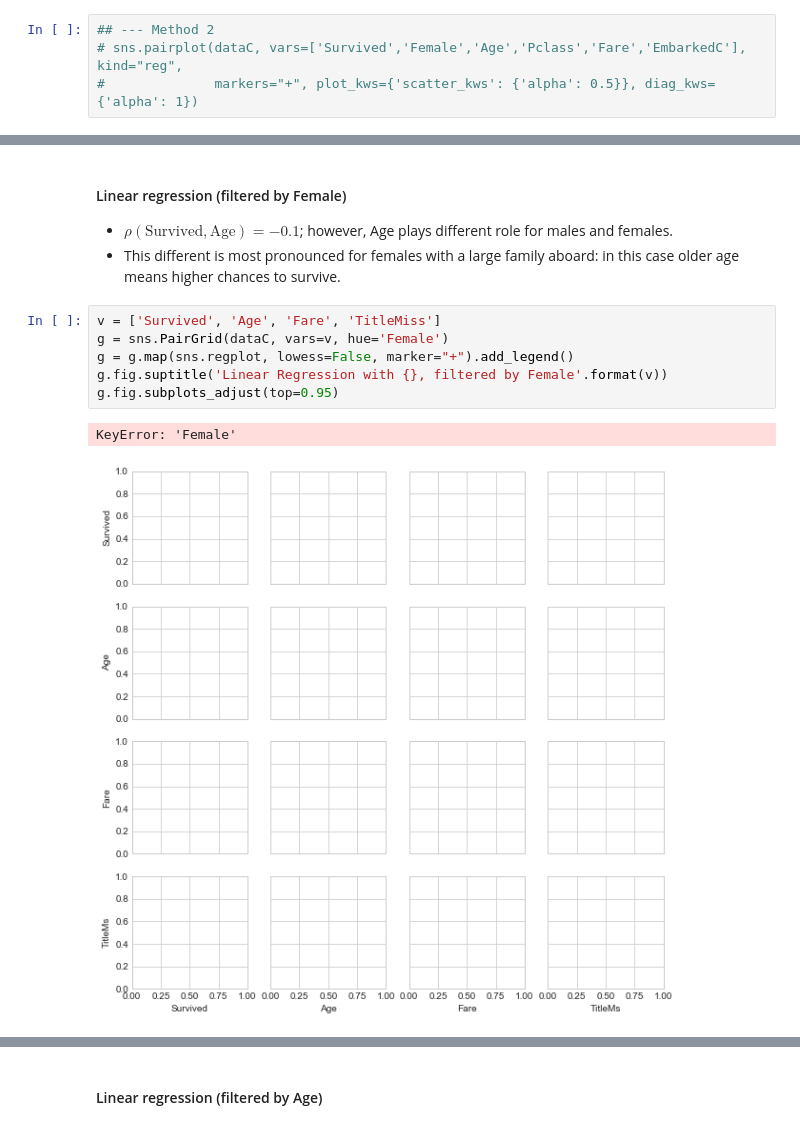
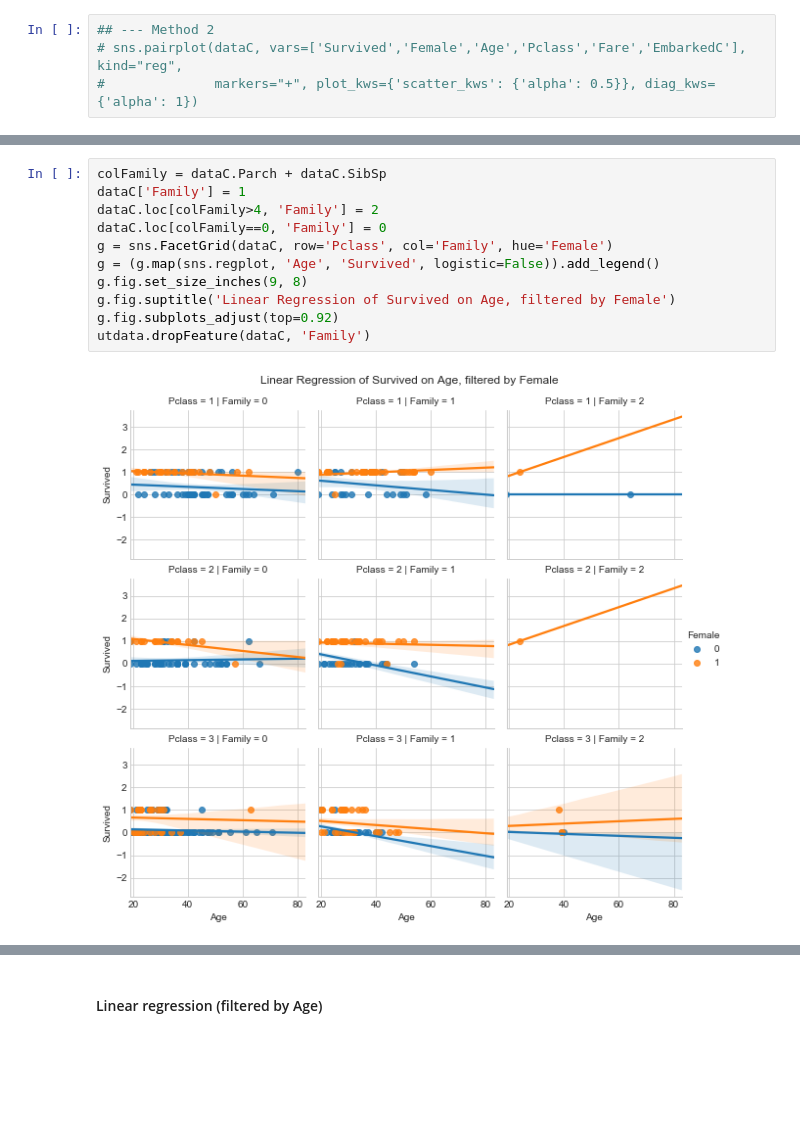
Before and after one commit to mysterious-ben/Titanic, a Jupyter notebook: run/data_analysis.ipynb, the cells around one changed output, grey strips where cells are left out. Drawn from its saved outputs; the diff is of its cells as text; blank space fills up the shorter version.

```diff
--- a/run/data_analysis.ipynb
+++ b/run/data_analysis.ipynb
@@ -410,13 +421,13 @@ g.fig.subplots_adjust(top=0.96)
-# %% [markdown]
-#### Linear regression (filtered by Female)
-- $\rho(\mathrm{Survived}, \mathrm{Age})=-0.1$; however, Age plays different role for males and females.
-- This different is most pronounced for females with a large family aboard: in this case older age means higher chances to survive.
 # %%
-v = ['Survived', 'Age', 'Fare', 'TitleMiss']
-g = sns.PairGrid(dataC, vars=v, hue='Female')
-g = g.map(sns.regplot, lowess=False, marker="+").add_legend()
-g.fig.suptitle('Linear Regression with {}, filtered by Female'.format(v))
-g.fig.subplots_adjust(top=0.95)
+colFamily = dataC.Parch + dataC.SibSp
+dataC['Family'] = 1
+dataC.loc[colFamily>4, 'Family'] = 2
+dataC.loc[colFamily==0, 'Family'] = 0
+g = sns.FacetGrid(dataC, row='Pclass', col='Family', hue='Female')
+g = (g.map(sns.regplot, 'Age', 'Survived', logistic=False)).add_legend()
+g.fig.set_size_inches(9, 8)
+g.fig.suptitle('Linear Regression of Survived on Age, filtered by Female')
+g.fig.subplots_adjust(top=0.92)
+utdata.dropFeature(dataC, 'Family')
 # %% [output]
-KeyError: 'Female'
-[figure, old version]
+[figure, new version]
```
Also changed, not shown: parts of 23 cells of this notebook, 13 other files.
